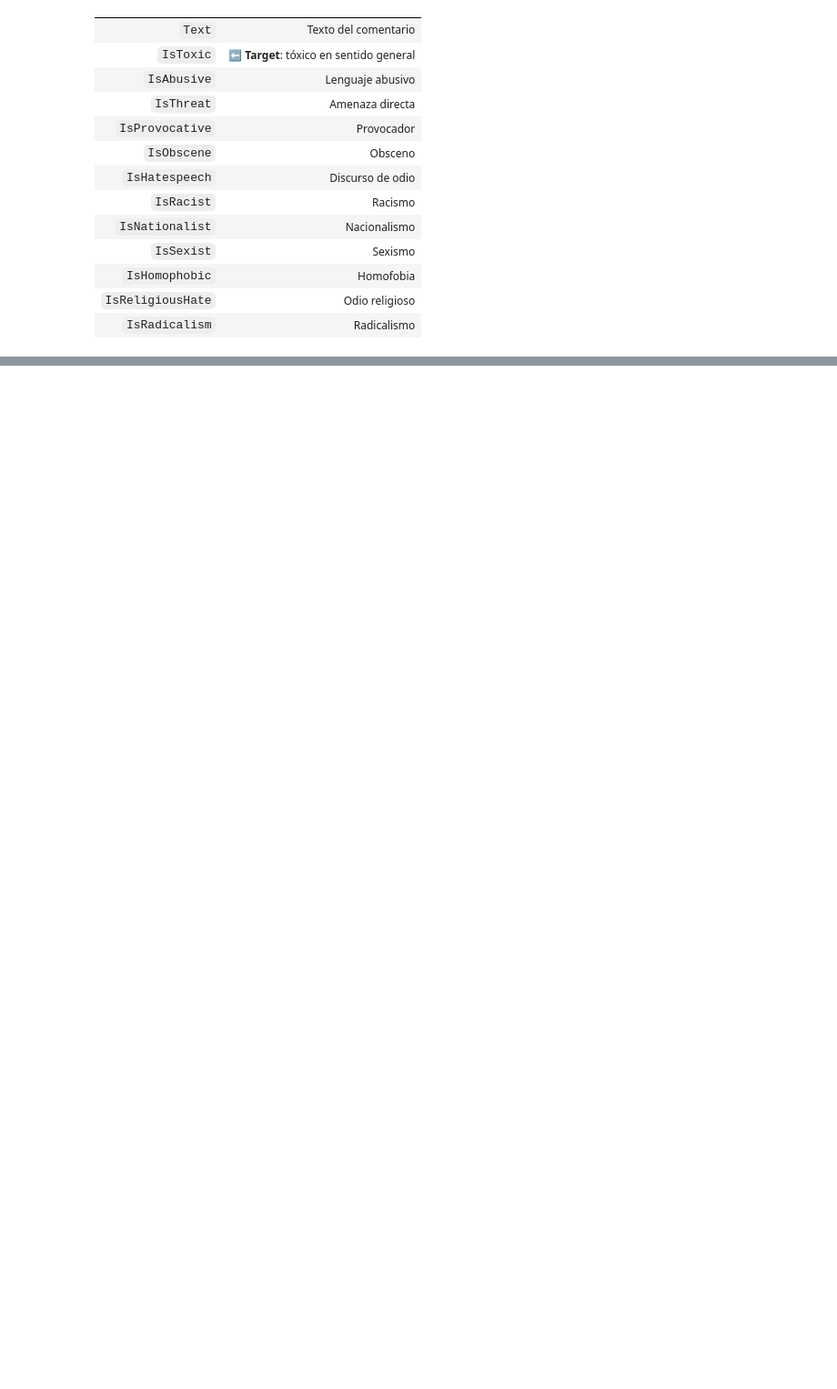
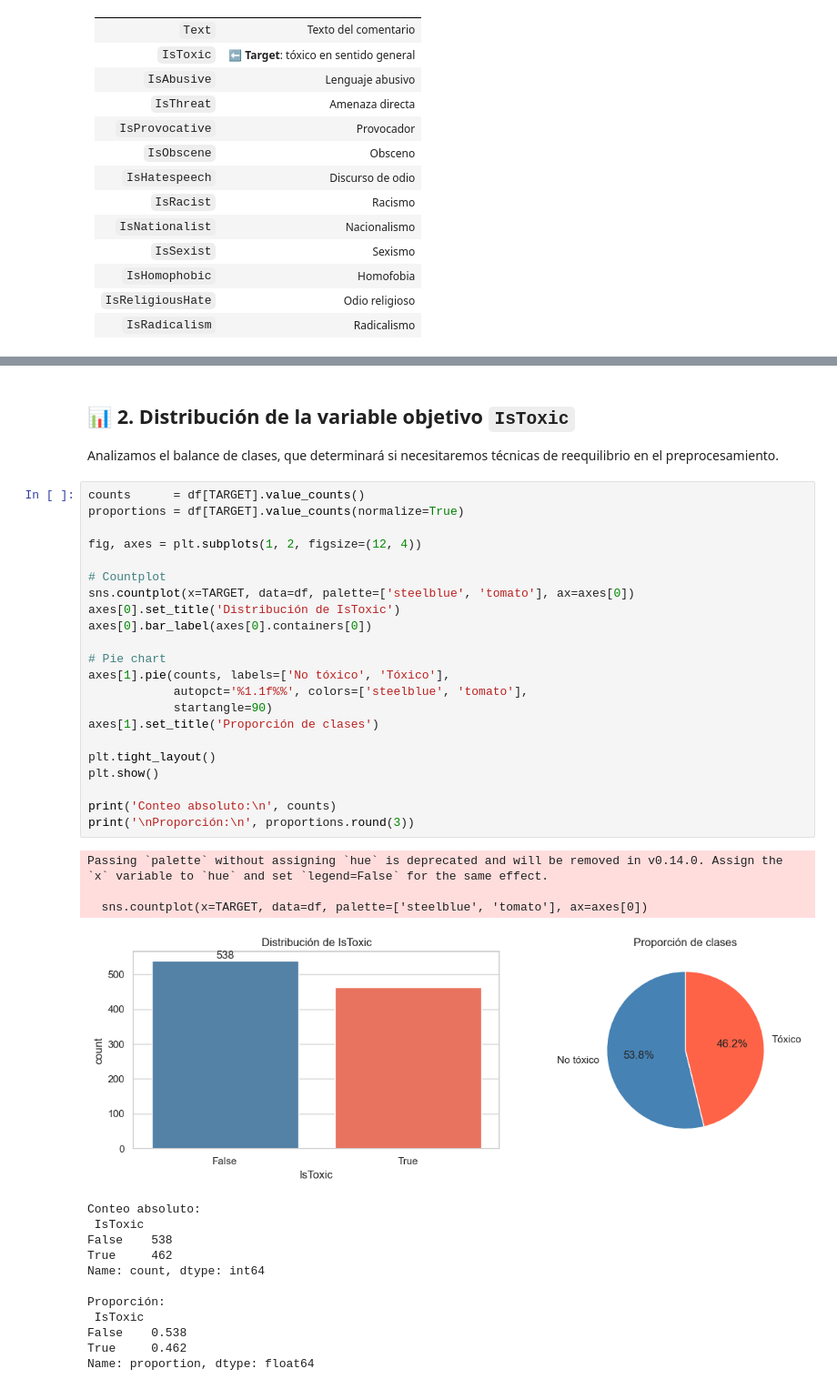
Before and after one commit to Bootcamp-IA-P6/Project_9_NLP_Team2, a Jupyter notebook: notebooks/00_eda_V04.ipynb, the cells around one changed output, grey strips where cells are left out. Shown at 91% size. Cells and saved outputs as stored; diff of their text form; blank space fills up the shorter version.

Commit message:
feat: analyze IsToxic class distribution and imbalance (#5, #1)

```diff
--- a/notebooks/00_eda_V04.ipynb
+++ b/notebooks/00_eda_V04.ipynb
@@ -104,3 +104,46 @@ dtype: int64
 | 2 | Ugg3dWTOxryFfHgCoAEC | 04kJtp6pVXI | \nDont you reckon them 'black liv... | True | True | False | False | True | False | ... |
 | 3 | Ugg7Gd006w1MPngCoAEC | 04kJtp6pVXI | There are a very large number of ... | False | False | False | False | False | False | ... |
 | 4 | Ugg8FfTbbNF8IngCoAEC | 04kJtp6pVXI | The Arab dude is absolutely right... | False | False | False | False | False | False | ... |
+# %% [markdown]
+## 📊 2. Distribución de la variable objetivo `IsToxic`
+
+Analizamos el balance de clases, que determinará si necesitaremos técnicas de reequilibrio
+en el preprocesamiento.
+# %%
+counts      = df[TARGET].value_counts()
+proportions = df[TARGET].value_counts(normalize=True)
+
+fig, axes = plt.subplots(1, 2, figsize=(12, 4))
+
+# Countplot
+sns.countplot(x=TARGET, data=df, palette=['steelblue', 'tomato'], ax=axes[0])
+axes[0].set_title('Distribución de IsToxic')
+axes[0].bar_label(axes[0].containers[0])
+
+# Pie chart
+axes[1].pie(counts, labels=['No tóxico', 'Tóxico'],
+            autopct='%1.1f%%', colors=['steelblue', 'tomato'],
+            startangle=90)
+axes[1].set_title('Proporción de clases')
+
+plt.tight_layout()
+plt.show()
+
+print('Conteo absoluto:\n', counts)
+print('\nProporción:\n', proportions.round(3))
+# %% [output]
+Passing `palette` without assigning `hue` is deprecated and will be removed in v0.14.0. Assign the `x` variable to `hue` and set `legend=False` for the same effect.
+
+  sns.countplot(x=TARGET, data=df, palette=['steelblue', 'tomato'], ax=axes[0])
+[figure, added]
+Conteo absoluto:
+ IsToxic
+False    538
+True     462
+Name: count, dtype: int64
+
+Proporción:
+ IsToxic
+False    0.538
+True     0.462
+Name: proportion, dtype: float64
```
